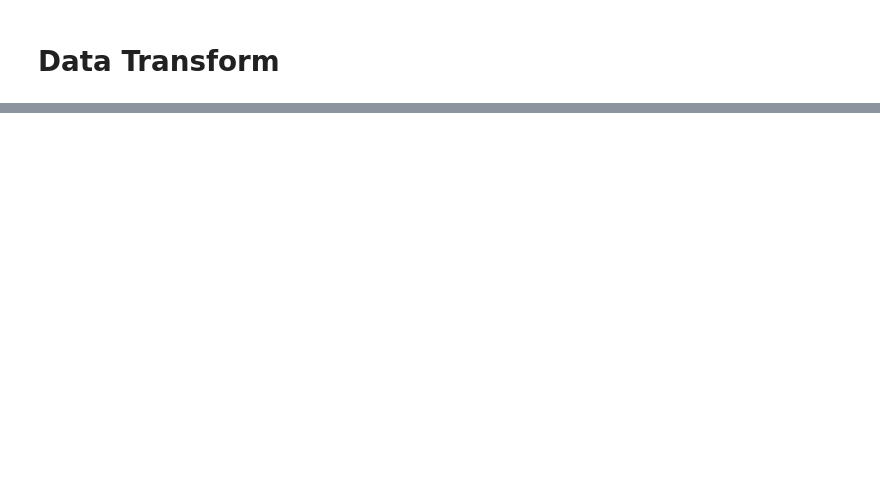
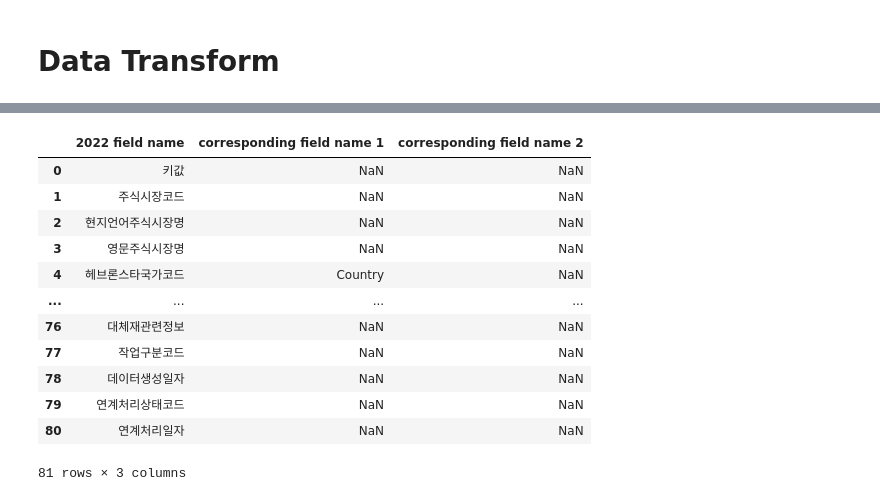
Before and after one commit to cmblir/Digital-Industry-Innovation, a Jupyter notebook: DataCollection/Example_code/investing_example.ipynb, the cells around one changed output, grey strips where cells are left out. Saved outputs shown, nothing was run; the diff lists cells and outputs as text; code cells hidden in the pictures; blank space fills up the shorter version.

```diff
--- a/DataCollection/Example_code/investing_example.ipynb
+++ b/DataCollection/Example_code/investing_example.ipynb
@@ -45,9 +42,9 @@ datetime.date(2023, 4, 27)
 # %%
 import os
-path = "og/investing/"
+path = "invest/og/"
 filepath = os.listdir(path)
 # %%
-for idx in filepath:
-    ivd = iv.Investing_Cleanse(path + idx, "/Users/user/Desktop/yoo/개발관련/BDC/Digital-Industry-Innovation/DataCollection/Collection/investingcolumns/investingDotcomMapping.xlsx")
-    ivd.matching_process().to_excel(f"finished/finished_{idx}", index=False)
+for idx in tqdm(filepath):
+    ivd = iv.Investing_Cleanse(path + idx, "C:/Users/user/Desktop/yoo/개발관련/BDC/Digital-Industry-Innovation/DataCollection/Collection/Investingcolumns/investingDotcomMapping.xlsx")
+    ivd.matching_process().to_excel(f"invest/fn/finished_{idx}", index=False)
 # %% [output]
@@ -66 +67,19 @@ for idx in filepath:
 ... (3 outputs left out)
+# %%
+ivd.processed.loc[:,"헤브론스타국가코드"] = ivd.data.loc[:,ivd.mapping_dic["헤브론스타국가코드"]]
+# %%
+ivd.mapping_sheet
+# %% [output]
+|  | 2022 field name | corresponding field name 1 | corresponding field name 2 |
+| 0 | 키값 | NaN | NaN |
+| 1 | 주식시장코드 | NaN | NaN |
+| 2 | 현지언어주식시장명 | NaN | NaN |
+| 3 | 영문주식시장명 | NaN | NaN |
+| 4 | 헤브론스타국가코드 | Country | NaN |
+| ... | ... | ... | ... |
+| 76 | 대체재관련정보 | NaN | NaN |
+| 77 | 작업구분코드 | NaN | NaN |
+| 78 | 데이터생성일자 | NaN | NaN |
+| 79 | 연계처리상태코드 | NaN | NaN |
+| 80 | 연계처리일자 | NaN | NaN |
+81 rows × 3 columns
```
Also changed, not shown: parts of 12 cells of this notebook, 50 other files.
